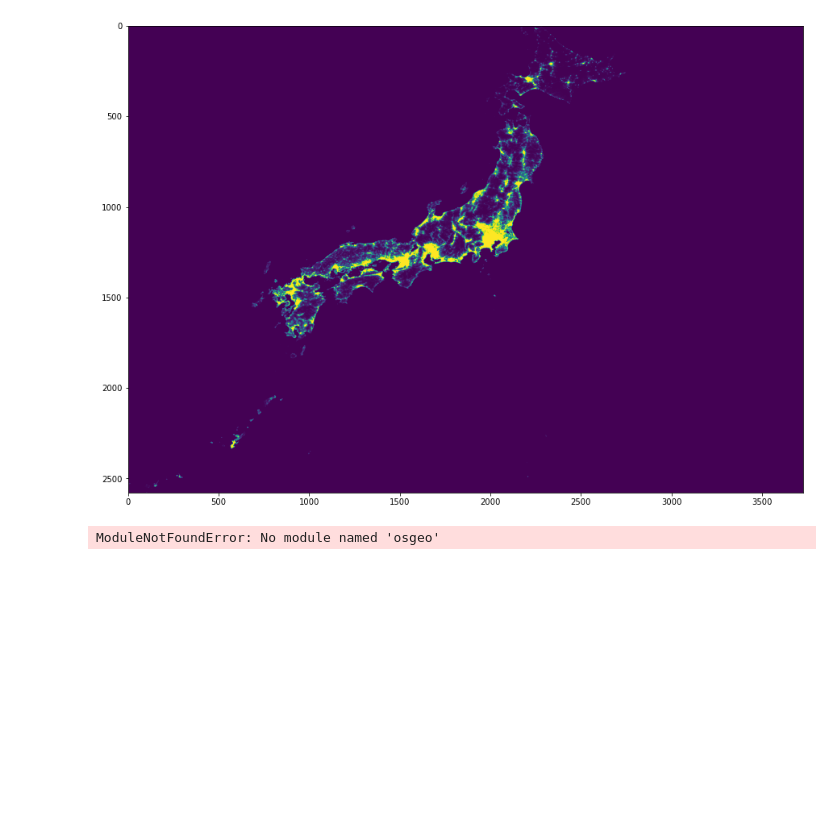
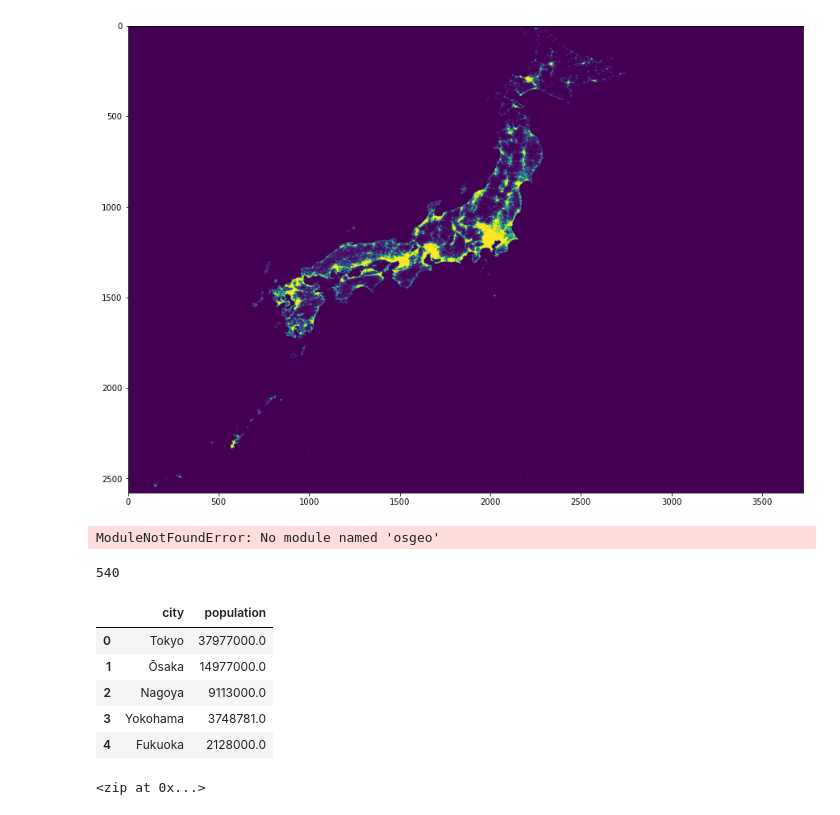
Before and after one commit to Numulix/FONHakaton-2021, a Jupyter notebook: DataCollection/explore_popdens.ipynb, the cells around one changed output. Saved outputs shown, nothing was run; the diff lists cells and outputs as text; code cells hidden in the pictures; blank space fills up the shorter version.

```diff
--- a/DataCollection/explore_popdens.ipynb
+++ b/DataCollection/explore_popdens.ipynb
@@ -26,3 +27,24 @@ maxx = gt[0] + width*gt[1] + height*gt[2]
 maxy = gt[3]
 # %% [output]
 ModuleNotFoundError: No module named 'osgeo'
+# %%
+len(cities)
+# %% [output]
+540
+# %%
+cities = pd.read_csv('jp.csv')[['city', 'population']]
+goal = np.random.randint(10, 100, size=len(cities))
+available_res = 10000
+n = len(cities)
+cities.head()
+# %% [output]
+|  | city | population |
+| 0 | Tokyo | 37977000.0 |
+| 1 | Ōsaka | 14977000.0 |
+| 2 | Nagoya | 9113000.0 |
+| 3 | Yokohama | 3748781.0 |
+| 4 | Fukuoka | 2128000.0 |
+# %%
+[x for x inzip(cities['city'].values, x)
+# %% [output]
+<zip at 0x...>
```
Also changed, not shown: parts of 6 cells of this notebook, 2 other files.
